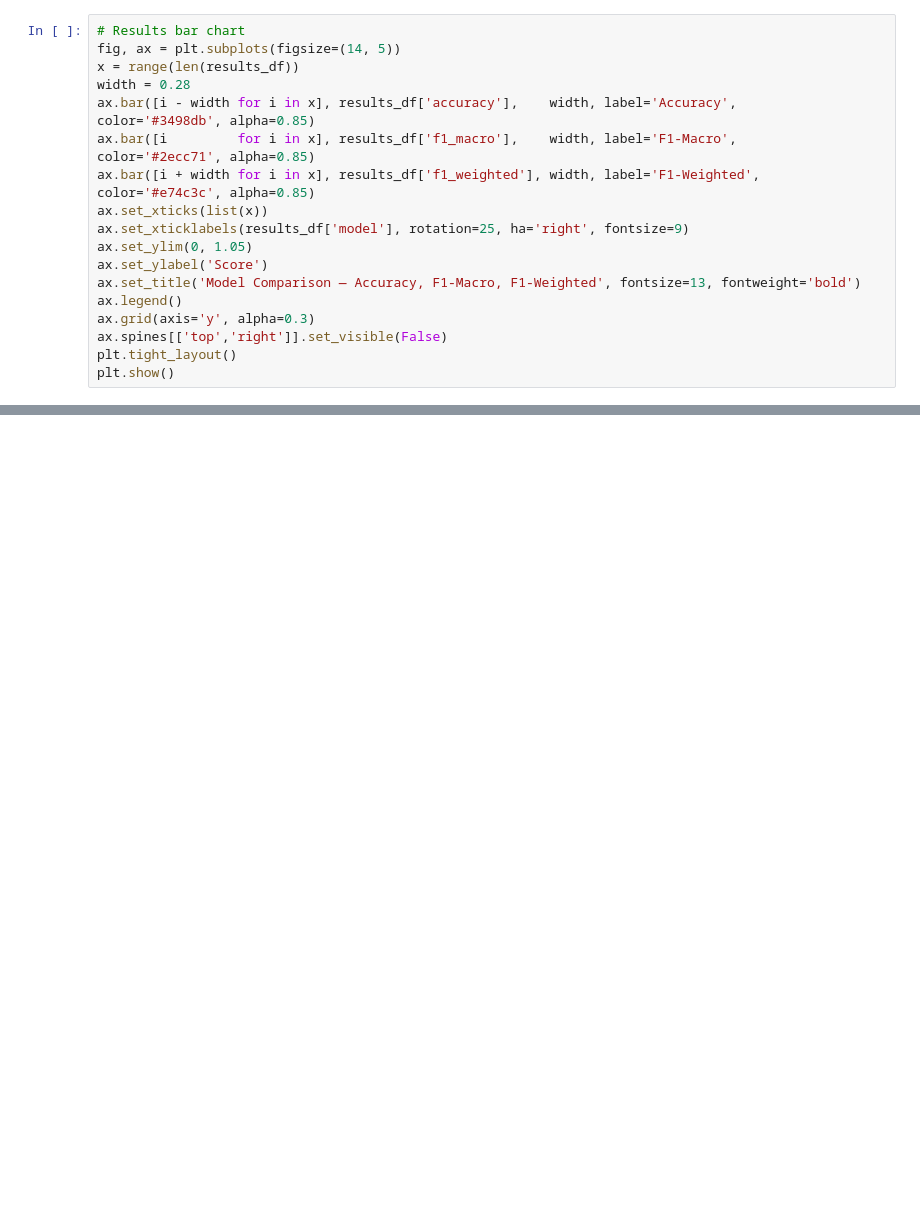
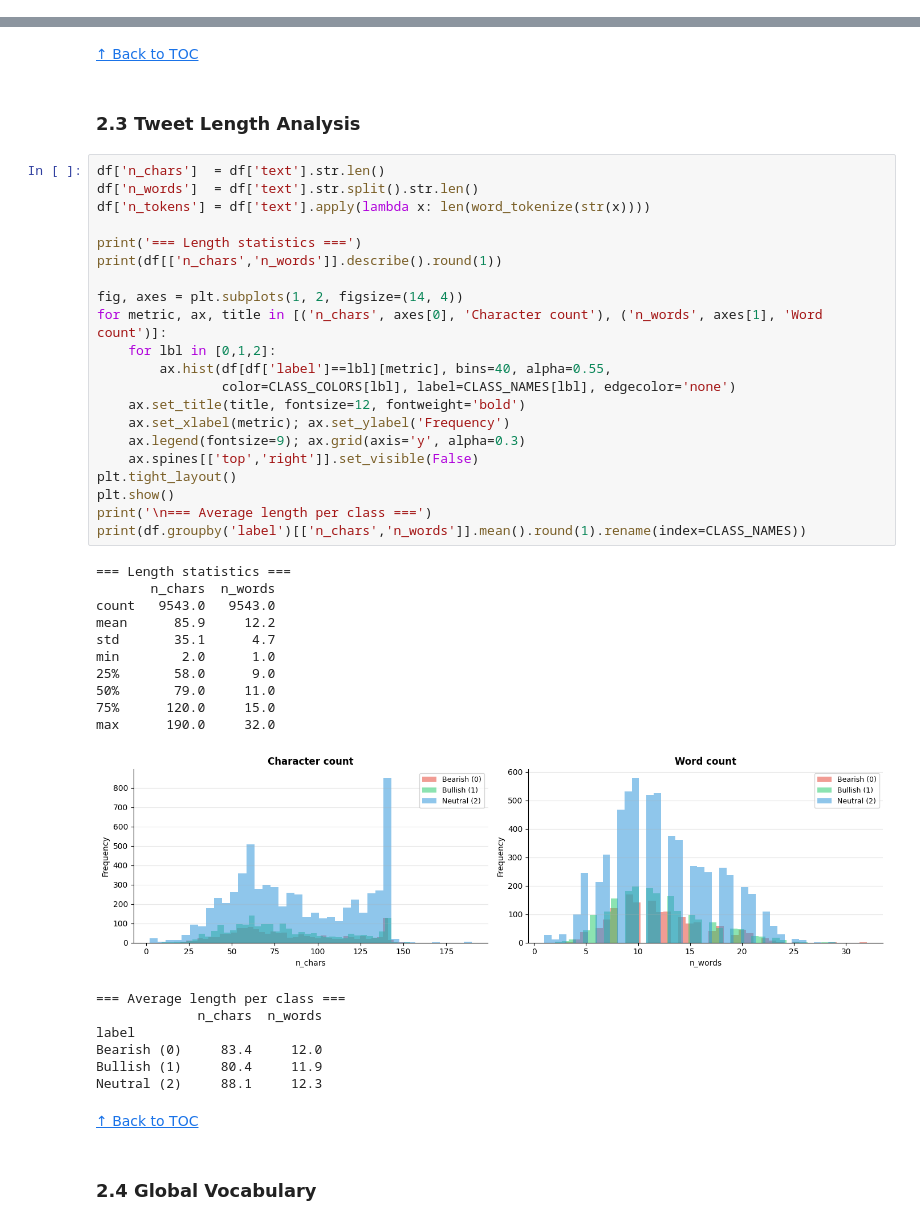
Before and after one commit to rodbarretoteixeira/Text_Mining, a Jupyter notebook: projeto/tm_tests_xx.ipynb, the cells around one changed output, grey strips where cells are left out. Cells and saved outputs as stored; diff of their text form; blank space fills up the shorter version.

```diff
--- a/projeto/tm_tests_xx.ipynb
+++ b/projeto/tm_tests_xx.ipynb
@@ -1270,18 +0,0 @@ print(results_df.to_string(index=False))
-# %%
-# Results bar chart
-fig, ax = plt.subplots(figsize=(14, 5))
-x = range(len(results_df))
-width = 0.28
-ax.bar([i - width for i in x], results_df['accuracy'],    width, label='Accuracy',    color='#3498db', alpha=0.85)
-ax.bar([i         for i in x], results_df['f1_macro'],    width, label='F1-Macro',    color='#2ecc71', alpha=0.85)
-ax.bar([i + width for i in x], results_df['f1_weighted'], width, label='F1-Weighted', color='#e74c3c', alpha=0.85)
-ax.set_xticks(list(x))
-ax.set_xticklabels(results_df['model'], rotation=25, ha='right', fontsize=9)
-ax.set_ylim(0, 1.05)
-ax.set_ylabel('Score')
-ax.set_title('Model Comparison — Accuracy, F1-Macro, F1-Weighted', fontsize=13, fontweight='bold')
-ax.legend()
-ax.grid(axis='y', alpha=0.3)
-ax.spines[['top','right']].set_visible(False)
-plt.tight_layout()
-plt.show()
@@ -1340,0 +178,49 @@ print(submission.head(10))
+# %% [markdown]
+[↑ Back to TOC](#toc)
+# %% [markdown]
+<a class='anchor' id='2-3'></a>
+### 2.3 Tweet Length Analysis
+# %%
+df['n_chars']  = df['text'].str.len()
+df['n_words']  = df['text'].str.split().str.len()
+df['n_tokens'] = df['text'].apply(lambda x: len(word_tokenize(str(x))))
+
+print('=== Length statistics ===')
+print(df[['n_chars','n_words']].describe().round(1))
+
+fig, axes = plt.subplots(1, 2, figsize=(14, 4))
+for metric, ax, title in [('n_chars', axes[0], 'Character count'), ('n_words', axes[1], 'Word count')]:
+    for lbl in [0,1,2]:
+        ax.hist(df[df['label']==lbl][metric], bins=40, alpha=0.55,
+                color=CLASS_COLORS[lbl], label=CLASS_NAMES[lbl], edgecolor='none')
+    ax.set_title(title, fontsize=12, fontweight='bold')
+    ax.set_xlabel(metric); ax.set_ylabel('Frequency')
+    ax.legend(fontsize=9); ax.grid(axis='y', alpha=0.3)
+    ax.spines[['top','right']].set_visible(False)
+plt.tight_layout()
+plt.show()
+print('\n=== Average length per class ===')
+print(df.groupby('label')[['n_chars','n_words']].mean().round(1).rename(index=CLASS_NAMES))
+# %% [output]
+=== Length statistics ===
+       n_chars  n_words
+count   9543.0   9543.0
+mean      85.9     12.2
+std       35.1      4.7
+min        2.0      1.0
+25%       58.0      9.0
+50%       79.0     11.0
+75%      120.0     15.0
+max      190.0     32.0
+[figure, added]
+=== Average length per class ===
+             n_chars  n_words
+label
+Bearish (0)     83.4     12.0
+Bullish (1)     80.4     11.9
+Neutral (2)     88.1     12.3
+# %% [markdown]
+[↑ Back to TOC](#toc)
+# %% [markdown]
+<a class='anchor' id='2-4'></a>
+### 2.4 Global Vocabulary
```
Also changed, not shown: parts of 183 cells of this notebook.
